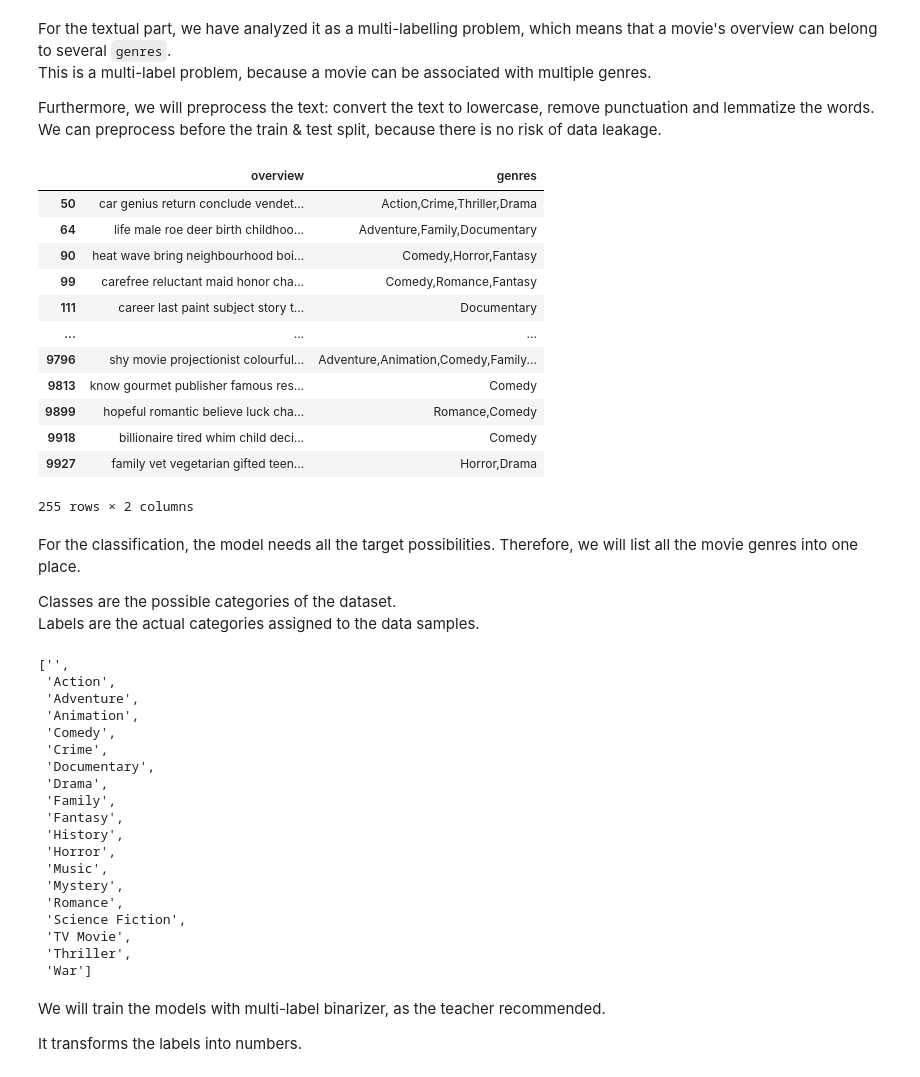
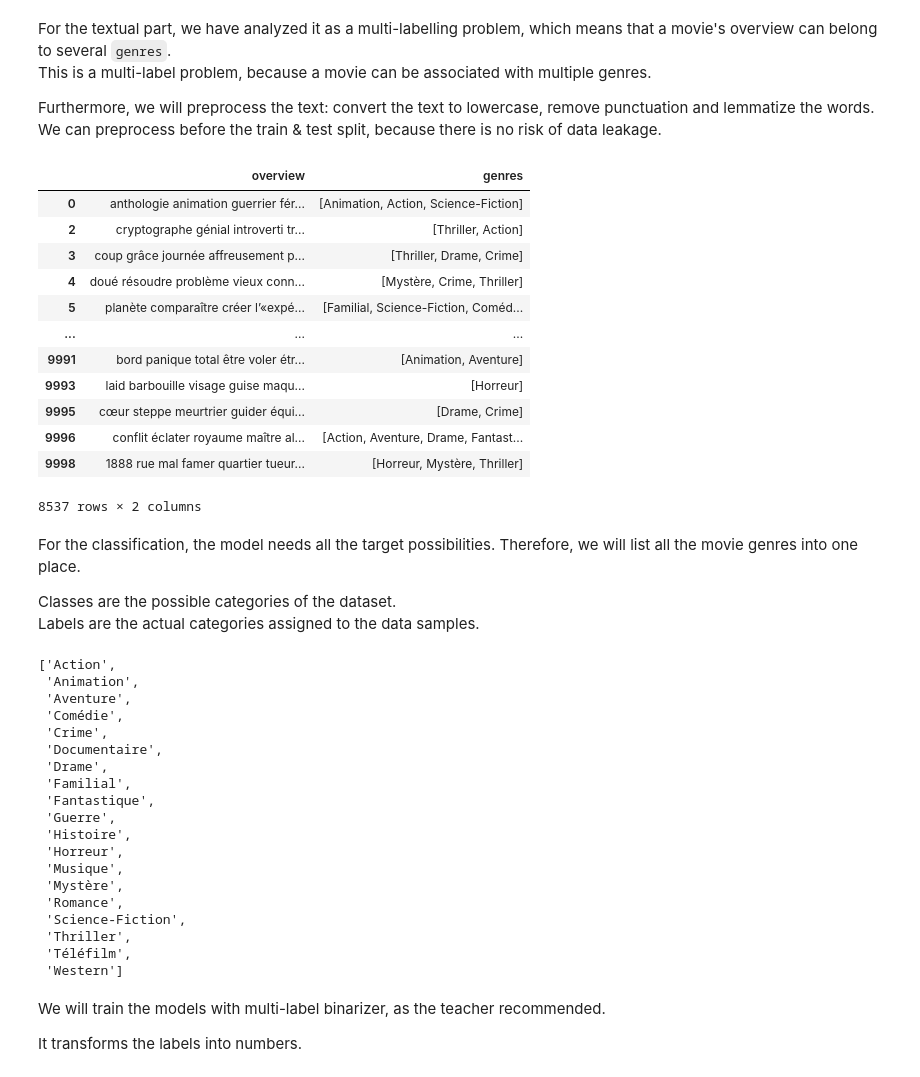
Before and after one commit to 0zzone/machine-learning-efrei-s8, a Jupyter notebook: tmdb.ipynb, the cells around one changed output. Saved outputs shown, nothing was run; the diff lists cells and outputs as text; code cells hidden in the pictures.

```diff
--- a/tmdb.ipynb
+++ b/tmdb.ipynb
@@ -36,4 +45,5 @@ import spacy.cli
 # %%
-# Download the English language model, that includes tokenization, part-of-speech tagging, and lemmatization
-spacy.cli.download("en_core_web_lg")
+# Download the language model, that includes tokenization, part-of-speech tagging, and lemmatization
+SPACY_MODEL="fr_core_news_md"
+spacy.cli.download(SPACY_MODEL)
 # %%
@@ -95,4 +160,6 @@ df
 # %% [markdown]
 In case we already have fetched the data, we can load the dataframe using the following command.
 # %%
-df = pd.read_pickle("all_data.pkl")
+df: pd.DataFrame = pd.read_pickle("all_data_fr.pkl")
+fr_data = df.copy()
+fr_data
@@ -101,4 +179,0 @@ Since the project is based on French datas, we filter the movies by their `origi
-# %%
-copy_df = df.copy()
-fr_data = copy_df[copy_df['original_language'] == "fr"]
-fr_data
@@ -191,34 +244,35 @@ This is a multi-label problem, because a movie can be associated with multiple g
 Furthermore, we will preprocess the text: convert the text to lowercase, remove punctuation and lemmatize the words.
 We can preprocess before the train & test split, because there is no risk of data leakage.
 # %%
-# Join the genre labels into a single string for each movie
 df_text = fr_data[['overview', 'genres']]
-df_text.loc[:, 'genres'] = df_text['genres'].apply(lambda x: ','.join([i['name'] for i in x]))
+
+# Convert genres from a list of dictionaries to a list of strings
+df_text.loc[:, 'genres'] = df_text['genres'].apply(lambda x: [i['name'] for i in x] if isinstance(x, list) else [])
 
 # Preprocess the overview text
-nlp = spacy.load("en_core_web_lg")
+nlp = spacy.load(SPACY_MODEL)
 with nlp.select_pipes(disable=[]):  # We use the parser component (syntaxic analysis), tokenization (text -> list), lemmatization (word to most basic form) and NER (unlinkable words)
     preprocessed_texts = []
     for (i, doc) in enumerate(nlp.pipe(df_text["overview"], batch_size=50, n_process=-1)):
         # Exclude tokens that are part of a named entity (NER), punctuation, and stop words
         preprocessed_texts.append(' '.join([token.lemma_ for token in doc if not token.ent_type_ and not token.is_punct and not token.is_stop]))
     df_text.loc[:, "overview"] = preprocessed_texts
 
 df_text
 # %% [output]
 |  | overview | genres |
-| 50 | car genius return conclude vendet... | Action,Crime,Thriller,Drama |
-| 64 | life male roe deer birth childhoo... | Adventure,Family,Documentary |
-| 90 | heat wave bring neighbourhood boi... | Comedy,Horror,Fantasy |
-| 99 | carefree reluctant maid honor cha... | Comedy,Romance,Fantasy |
-| 111 | career last paint subject story t... | Documentary |
+| 0 | anthologie animation guerrier fér... | [Animation, Action, Science-Fiction] |
+| 2 | cryptographe génial introverti tr... | [Thriller, Action] |
+| 3 | coup grâce journée affreusement p... | [Thriller, Drame, Crime] |
+| 4 | doué résoudre problème vieux conn... | [Mystère, Crime, Thriller] |
+| 5 | planète comparaître créer l’«expé... | [Familial, Science-Fiction, Coméd... |
 | ... | ... | ... |
-| 9796 | shy movie projectionist colourful... | Adventure,Animation,Comedy,Family... |
-| 9813 | know gourmet publisher famous res... | Comedy |
-| 9899 | hopeful romantic believe luck cha... | Romance,Comedy |
-| 9918 | billionaire tired whim child deci... | Comedy |
-| 9927 | family vet vegetarian gifted teen... | Horror,Drama |
+| 9991 | bord panique total être voler étr... | [Animation, Aventure] |
+| 9993 | laid barbouille visage guise maqu... | [Horreur] |
+| 9995 | cœur steppe meurtrier guider équi... | [Drame, Crime] |
+| 9996 | conflit éclater royaume maître al... | [Action, Aventure, Drame, Fantast... |
+| 9998 | 1888 rue mal famer quartier tueur... | [Horreur, Mystère, Thriller] |
-255 rows × 2 columns
+8537 rows × 2 columns
 # %% [markdown]
 For the classification, the model needs all the target possibilities. Therefore, we will list all the movie genres into one place.
 
@@ -227,29 +281,29 @@ Labels are the actual categories assigned to the data samples.
 # %%
 all_genres_set = set()
 for genres in df_text['genres']:
-    all_genres_set.update(genres.split(','))
+    all_genres_set.update(genres)
 all_genres: list[str] = sorted(list(all_genres_set))
 all_genres
 # %% [output]
-['',
- 'Action',
- 'Adventure',
+['Action',
  'Animation',
- 'Comedy',
+ 'Aventure',
+ 'Comédie',
  'Crime',
- 'Documentary',
- 'Drama',
- 'Family',
- 'Fantasy',
- 'History',
- 'Horror',
- 'Music',
- 'Mystery',
+ 'Documentaire',
+ 'Drame',
+ 'Familial',
+ 'Fantastique',
+ 'Guerre',
+ 'Histoire',
+ 'Horreur',
+ 'Musique',
+ 'Mystère',
  'Romance',
- 'Science Fiction',
- 'TV Movie',
+ 'Science-Fiction',
  'Thriller',
- 'War']
+ 'Téléfilm',
+ 'Western']
 # %% [markdown]
 We will train the models with multi-label binarizer, as the teacher recommended.
 
```
Also changed, not shown: parts of 28 cells of this notebook, 1 other file.
